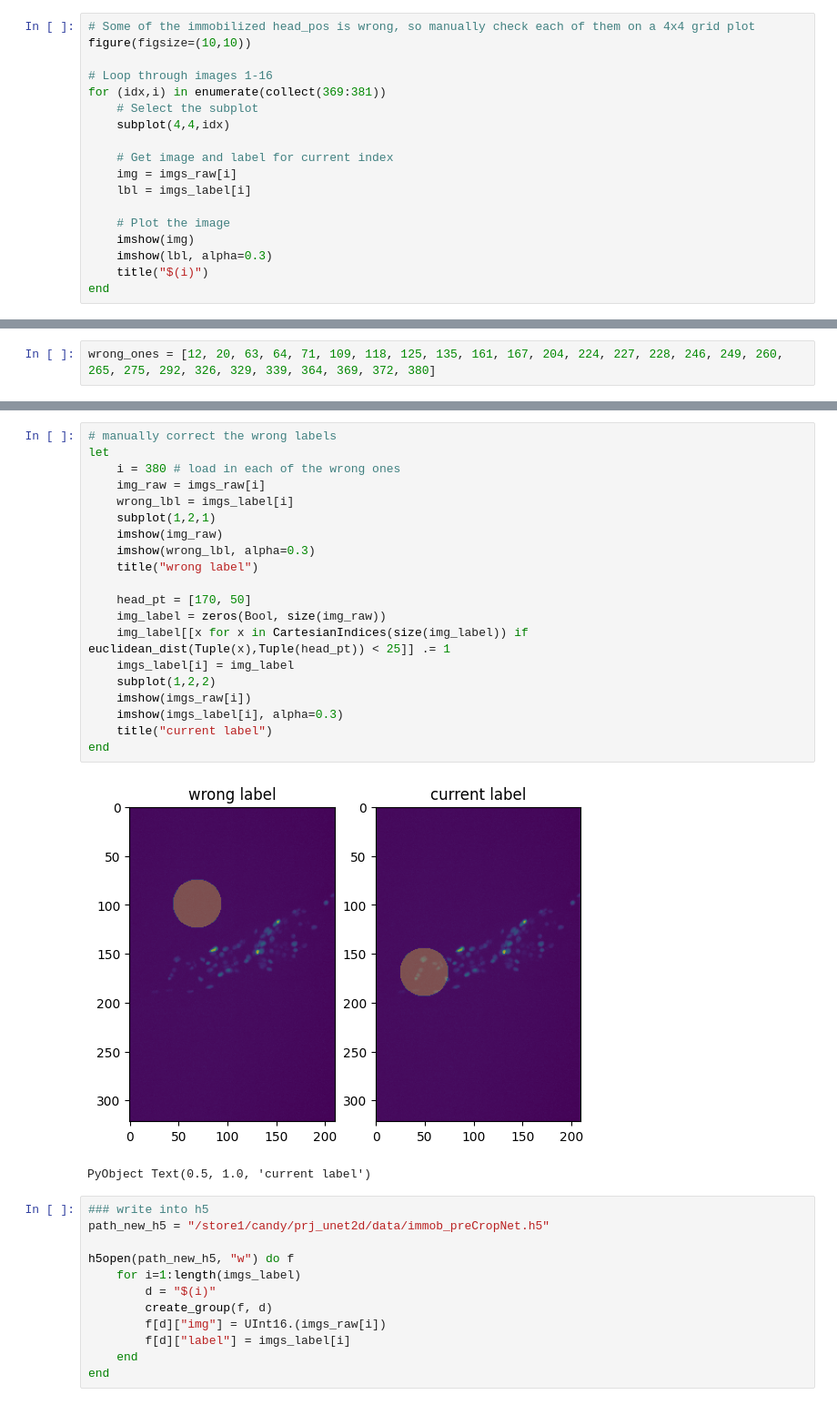
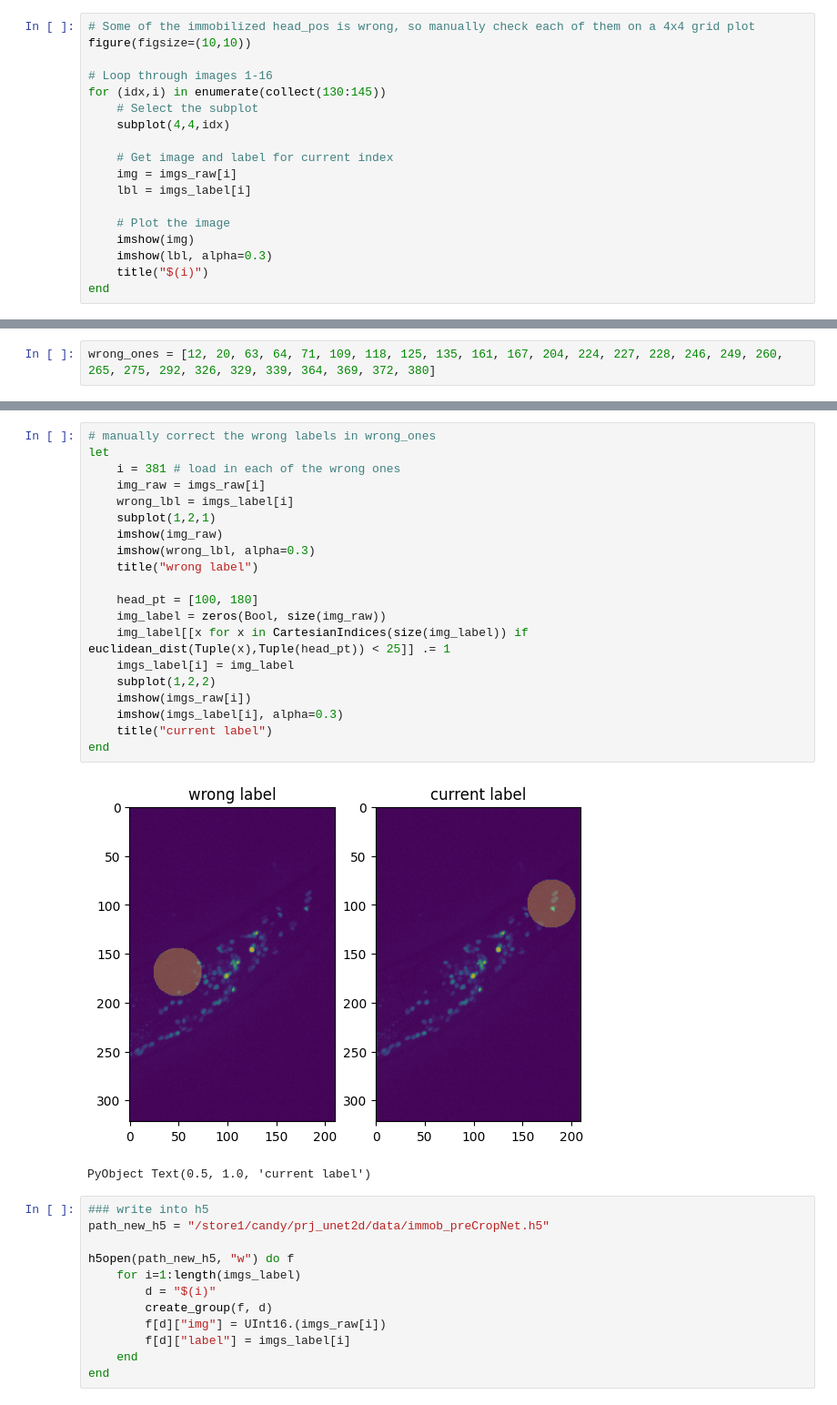
Before and after one commit to dikang13/head_detector_unet2d, a Jupyter notebook: notebooks/prepare_data/generate_preCropNet_immobilized_data_from_data_dict.ipynb, the cells around one changed output, grey strips where cells are left out. Shown at 91% size. Cells and saved outputs as stored; diff of their text form.

```diff
--- a/notebooks/prepare_data/generate_preCropNet_immobilized_data_from_data_dict.ipynb
+++ b/notebooks/prepare_data/generate_preCropNet_immobilized_data_from_data_dict.ipynb
@@ -481,7 +481,7 @@ PyObject <matplotlib.image.AxesImage object at 0x...>
 figure(figsize=(10,10))
 
 # Loop through images 1-16
-for (idx,i) in enumerate(collect(369:381))
+for (idx,i) in enumerate(collect(130:145))
     # Select the subplot
     subplot(4,4,idx)
 
@@ -501,25 +505,25 @@ wrong_ones = [12, 20, 63, 64, 71, 109, 118, 125, 135, 161, 167, 204, 224, 227, 2
 # %%
-# manually correct the wrong labels
+# manually correct the wrong labels in wrong_ones
 let
-    i = 380 # load in each of the wrong ones
+    i = 381 # load in each of the wrong ones
     img_raw = imgs_raw[i]
     wrong_lbl = imgs_label[i]
     subplot(1,2,1)
     imshow(img_raw)
     imshow(wrong_lbl, alpha=0.3)
     title("wrong label")
 
-    head_pt = [170, 50]
+    head_pt = [100, 180]
     img_label = zeros(Bool, size(img_raw))
     img_label[[x for x in CartesianIndices(size(img_label)) if euclidean_dist(Tuple(x),Tuple(head_pt)) < 25]] .= 1
     imgs_label[i] = img_label
     subplot(1,2,2)
     imshow(imgs_raw[i])
     imshow(imgs_label[i], alpha=0.3)
     title("current label")
 end
 # %% [output]
-[figure, old version]
+[figure, new version]
 PyObject Text(0.5, 1.0, 'current label')
 # %%
 ### write into h5
```
Also changed, not shown: parts of 3 cells of this notebook, 16 other files.
